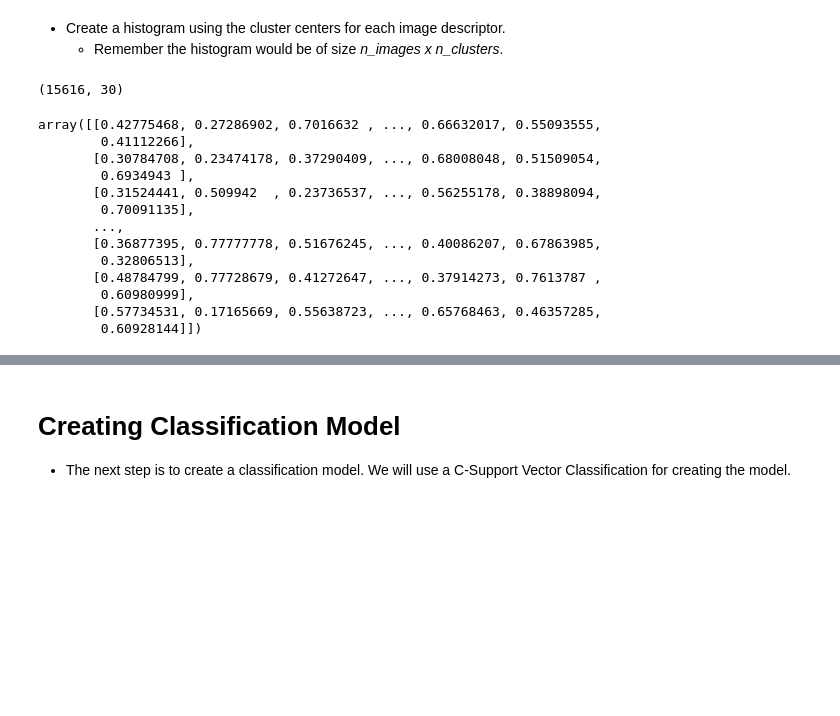
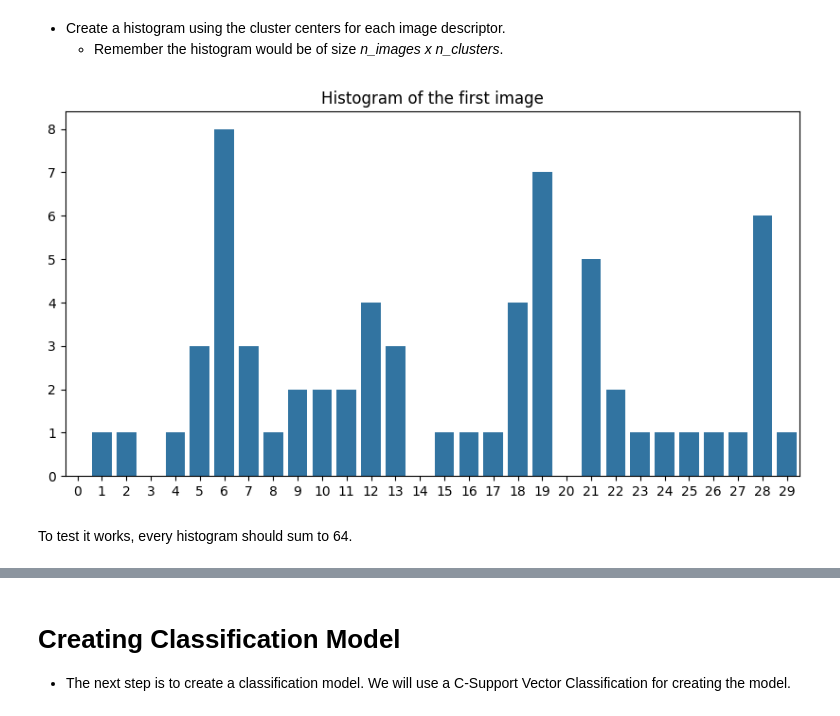
Before and after one commit to BecTome/UPC_MasterArtificialIntelligence, a Jupyter notebook: CV/Labs/P07_1_bag_of_words/p7_1_image_classification_using_BoVW.ipynb, the cells around one changed output, grey strips where cells are left out. Drawn from its saved outputs; the diff is of its cells as text; code cells hidden in the pictures; blank space fills up the shorter version.

```diff
--- a/CV/Labs/P07_1_bag_of_words/p7_1_image_classification_using_BoVW.ipynb
+++ b/CV/Labs/P07_1_bag_of_words/p7_1_image_classification_using_BoVW.ipynb
@@ -115,7 +115,7 @@ def extract_features(img, descriptor_extractor):
     return descriptor_extractor.keypoints, descriptor_extractor.descriptors
 
 ls_desc = []
-for img in [x[0] for x in data]:
+for img in x_train:
     _, desc = extract_features(img, descriptor_extractor)
     ls_desc.append(desc)
 # %% [markdown]
@@ -183,20 +167,17 @@ histograms_array = np.array(histograms)
-# %%
-print(histograms_array.shape)
-# %% [output]
-(15616, 30)
-# %%
-codebook
-# %% [output]
-array([[0.42775468, 0.27286902, 0.7016632 , ..., 0.66632017, 0.55093555,
-        0.41112266],
-       [0.30784708, 0.23474178, 0.37290409, ..., 0.68008048, 0.51509054,
-        0.6934943 ],
-       [0.31524441, 0.509942  , 0.23736537, ..., 0.56255178, 0.38898094,
-        0.70091135],
-       ...,
-       [0.36877395, 0.77777778, 0.51676245, ..., 0.40086207, 0.67863985,
-        0.32806513],
-       [0.48784799, 0.77728679, 0.41272647, ..., 0.37914273, 0.7613787 ,
-        0.60980999],
-       [0.57734531, 0.17165669, 0.55638723, ..., 0.65768463, 0.46357285,
-        0.60928144]])
+# %%
+centroid_vectors = [kmeans.predict(img_descs) for img_descs in ls_desc]
+
+hist_train = np.zeros((len(centroid_vectors), ncl), "float64")
+
+for i, sample in enumerate(centroid_vectors):
+  hist_train[i, :] = np.histogram(sample, bins=ncl, range=(0, ncl-1), density=False) [0]
+# %%
+# barplot of hist_train
+plt.figure(figsize=(10, 5))
+sns.barplot(x=list(range(ncl)), y=hist_train[0])
+plt.title('Histogram of the first image')
+plt.show()
+# %% [output]
+[figure, added]
+# %% [markdown]
+To test it works, every histogram should sum to 64.
```
Also changed, not shown: parts of 26 cells of this notebook, 1 other file.
